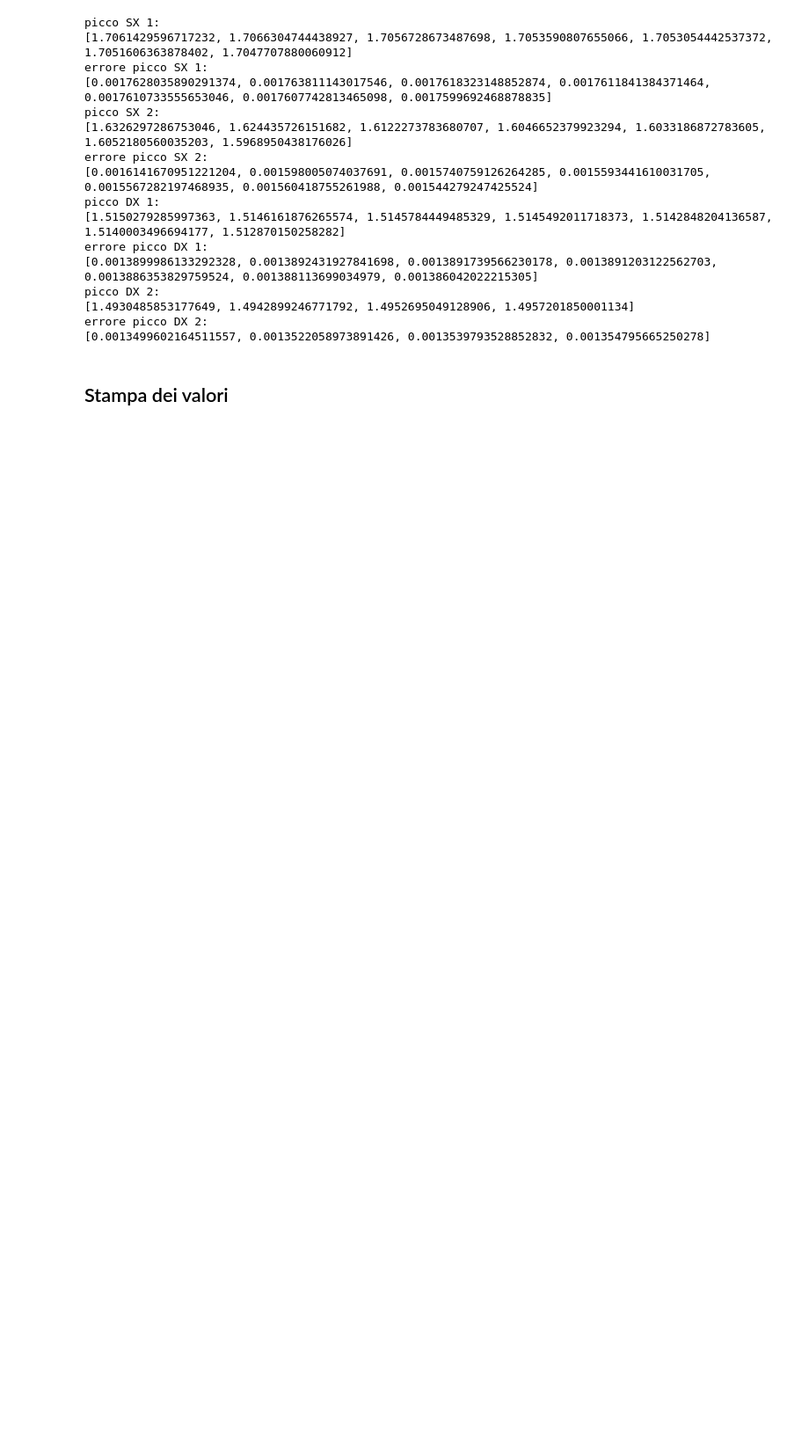
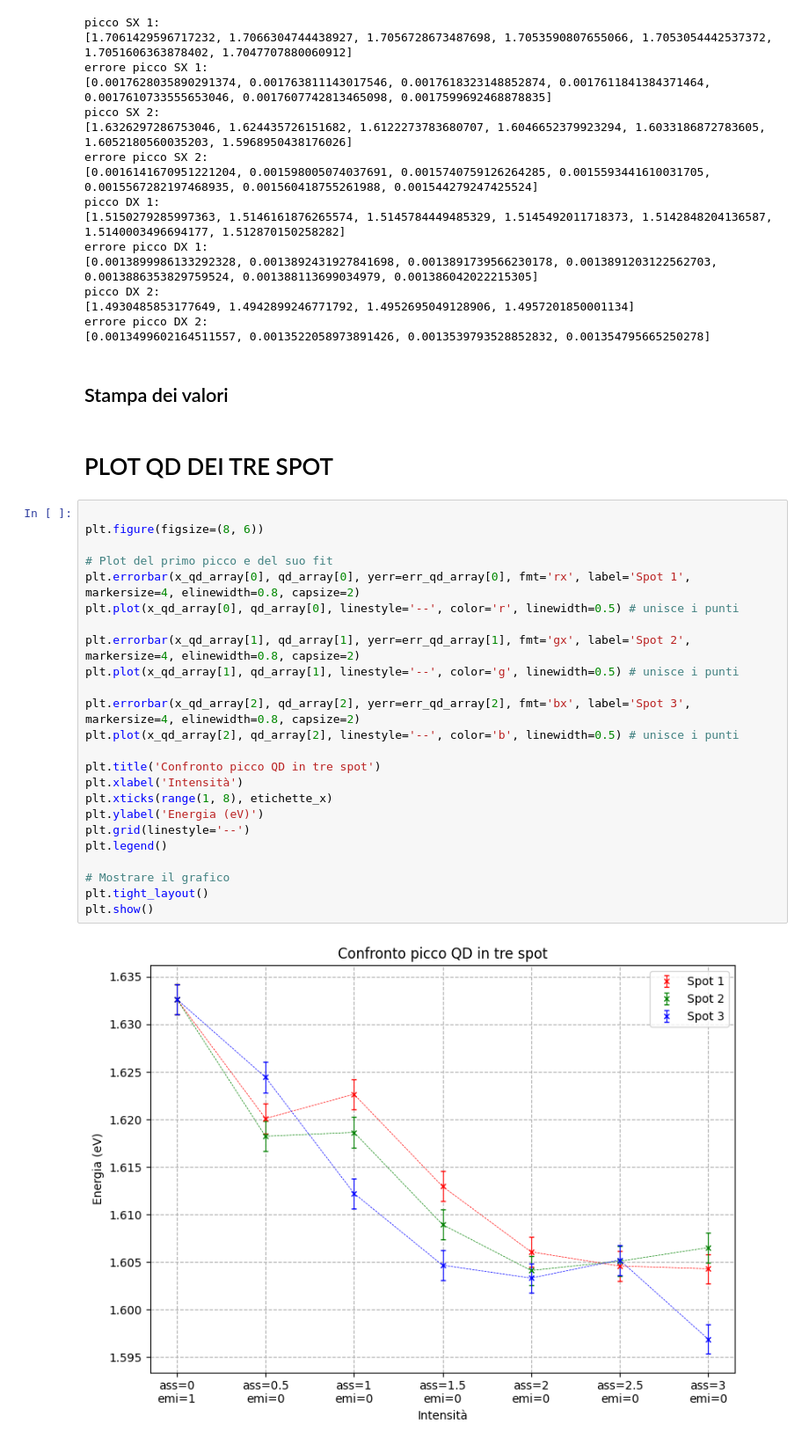
Before and after one commit to zosojack/lab-ss, a Jupyter notebook: QM2/Analisi/tre_spot_plot.ipynb, the cells around one changed output. Shown: that part at 88% size. Cells and saved outputs as stored; diff of their text form; blank space fills up the shorter version.

```diff
--- a/QM2/Analisi/tre_spot_plot.ipynb
+++ b/QM2/Analisi/tre_spot_plot.ipynb
@@ -514,3 +542,31 @@ errore picco DX 2:
 [0.0013499602164511557, 0.0013522058973891426, 0.0013539793528852832, 0.001354795665250278]
 # %% [markdown]
 ## Stampa dei valori
+# %% [markdown]
+# PLOT QD DEI TRE SPOT
+# %%
+
+plt.figure(figsize=(8, 6))
+
+# Plot del primo picco e del suo fit
+plt.errorbar(x_qd_array[0], qd_array[0], yerr=err_qd_array[0], fmt='rx', label='Spot 1', markersize=4, elinewidth=0.8, capsize=2)
+plt.plot(x_qd_array[0], qd_array[0], linestyle='--', color='r', linewidth=0.5) # unisce i punti
+
+plt.errorbar(x_qd_array[1], qd_array[1], yerr=err_qd_array[1], fmt='gx', label='Spot 2', markersize=4, elinewidth=0.8, capsize=2)
+plt.plot(x_qd_array[1], qd_array[1], linestyle='--', color='g', linewidth=0.5) # unisce i punti
+
+plt.errorbar(x_qd_array[2], qd_array[2], yerr=err_qd_array[2], fmt='bx', label='Spot 3', markersize=4, elinewidth=0.8, capsize=2)
+plt.plot(x_qd_array[2], qd_array[2], linestyle='--', color='b', linewidth=0.5) # unisce i punti
+
+plt.title('Confronto picco QD in tre spot')
+plt.xlabel('Intensità')
+plt.xticks(range(1, 8), etichette_x)
+plt.ylabel('Energia (eV)')
+plt.grid(linestyle='--')
+plt.legend()
+
+# Mostrare il grafico
+plt.tight_layout()
+plt.show()
+# %% [output]
+[figure, added]
```
Also changed, not shown: parts of 4 cells of this notebook, 7 other files.
